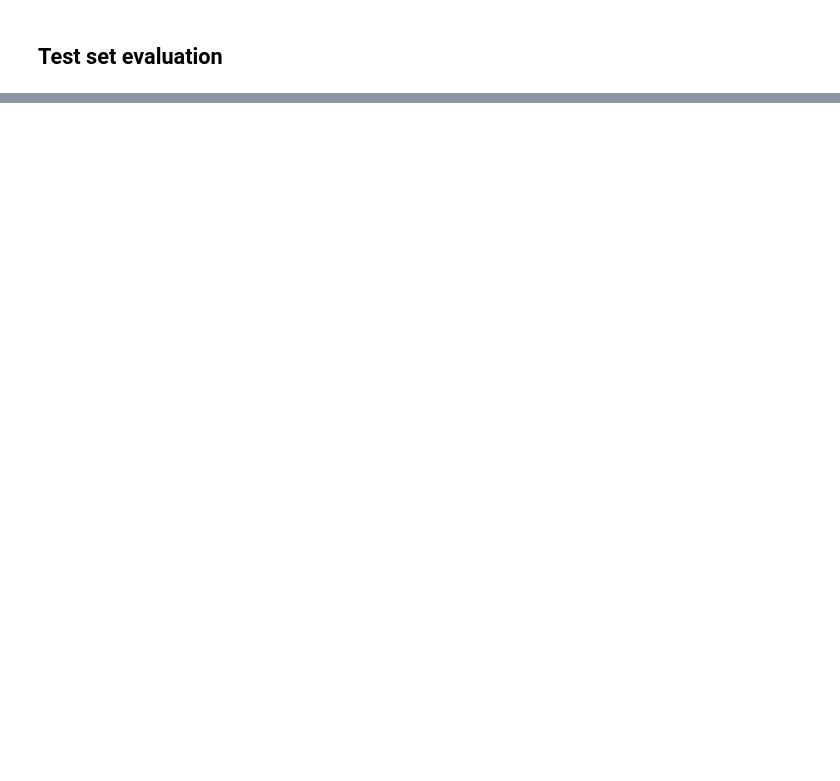
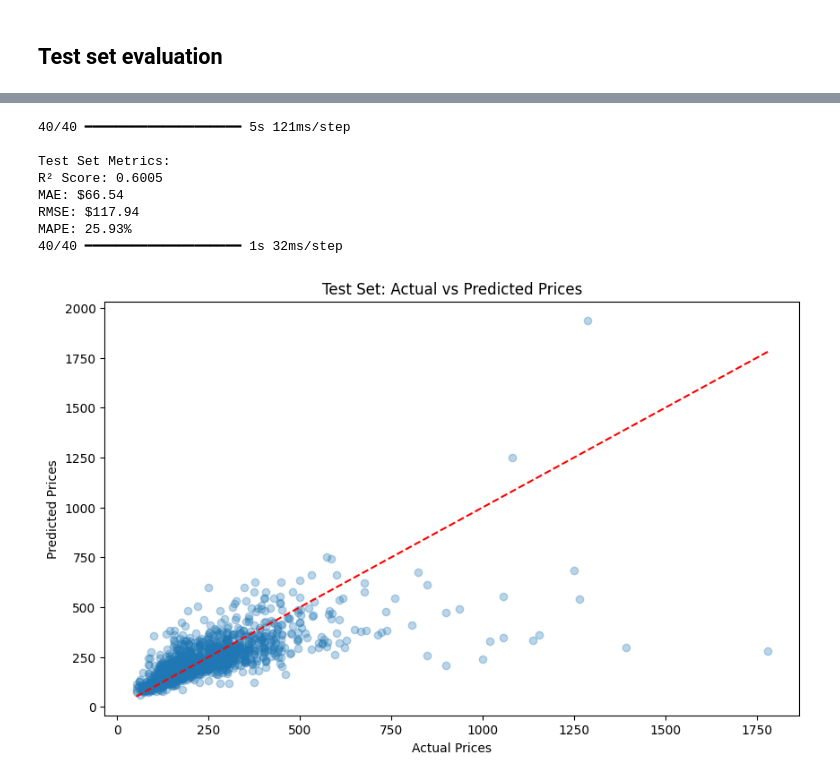
Before and after one commit to josh-wilkinson/MachineLearningExercises, a Jupyter notebook: Project/Image-Model/image-tab-model.ipynb, the cells around one changed output, grey strips where cells are left out. Drawn from its saved outputs; the diff is of its cells as text; code cells hidden in the pictures; blank space fills up the shorter version.

```diff
--- a/Project/Image-Model/image-tab-model.ipynb
+++ b/Project/Image-Model/image-tab-model.ipynb
@@ -631,0 +636,22 @@ MAPE: 25.05%
+# %%
+# re‑compile with a *much* smaller LR
+model.compile(
+    optimizer=tf.keras.optimizers.Adam(learning_rate=1e-4),
+    loss=tf.keras.losses.Huber(),
+    metrics=[tf.keras.metrics.RootMeanSquaredError(name="rmse"),
+             tf.keras.metrics.MeanAbsoluteError(name="mae")]
+)
+# %%
+# train a few more epochs
+fine_tune_epochs = 10
+total_epochs = len(history.epoch) + fine_tune_epochs
+
+history_fine = model.fit(
+    [X_train_images, X_train_processed], y_train,
+    validation_data=([X_val_images, X_val_processed], y_val),
+    initial_epoch=history.epoch[-1] + 1,
+    epochs=total_epochs,
+    batch_size=32,
+    callbacks=[early_stopping, reduce_lr],
+    verbose=1
+)
@@ -631,0 +738,24 @@ MAPE: 25.05%
+# %%
+test_metrics = evaluate_model(
+    model,
+    X_test_images,
+    X_test_processed,
+    y_test,
+    "Test"
+)
+
+test_preds = model.predict([X_test_images, X_test_processed]).flatten()
+test_actuals = np.expm1(y_test)
+test_preds_actual = np.expm1(test_preds)
+
+plot_predictions(test_actuals, test_preds_actual, "Test Set: Actual vs Predicted Prices")
+# %% [output]
+40/40 ━━━━━━━━━━━━━━━━━━━━ 5s 121ms/step
+
+Test Set Metrics:
+R² Score: 0.6005
+MAE: $66.54
+RMSE: $117.94
+MAPE: 25.93%
+40/40 ━━━━━━━━━━━━━━━━━━━━ 1s 32ms/step
+[figure, added]
```
Also changed, not shown: parts of 9 cells of this notebook.
